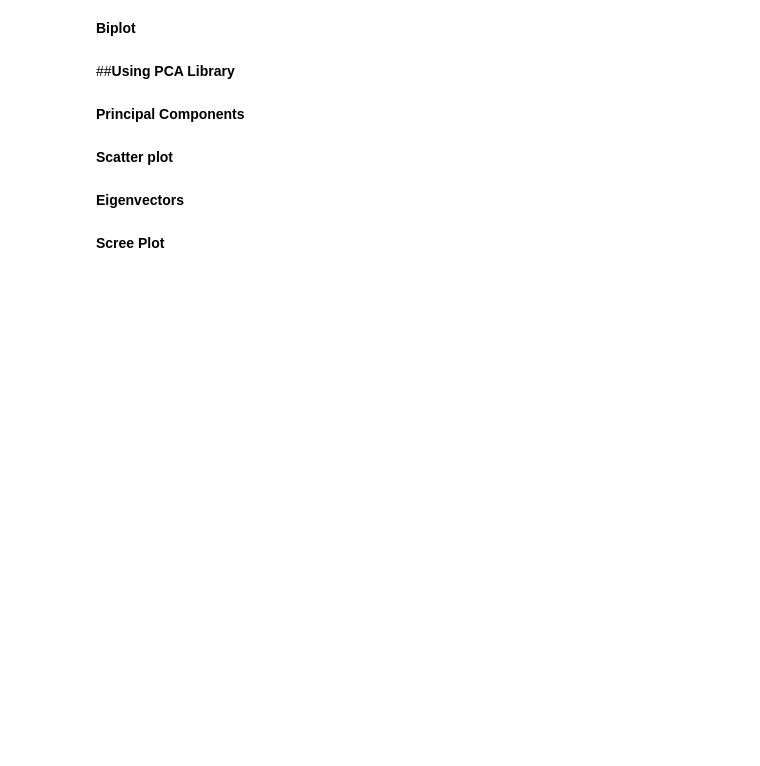
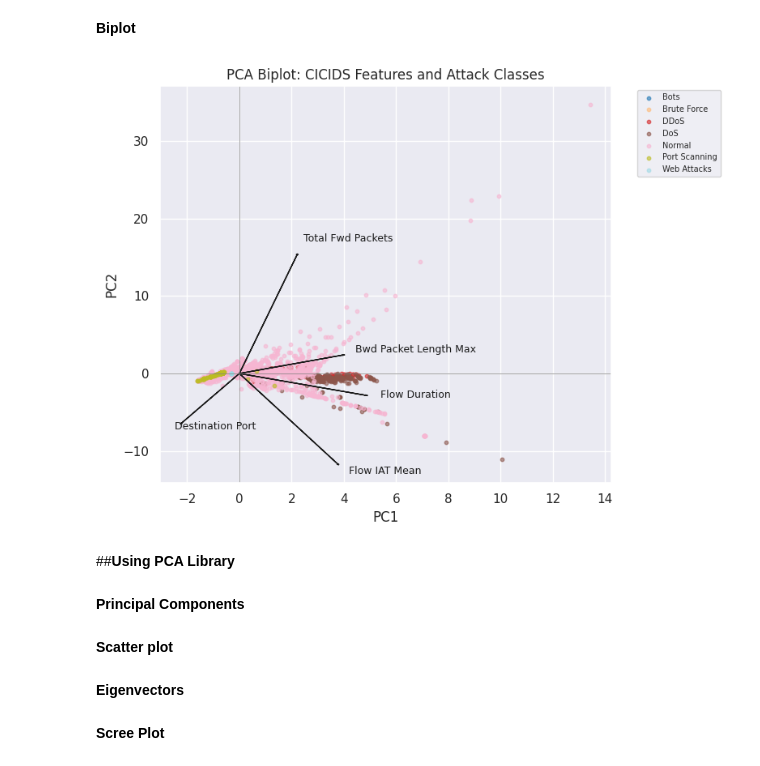
Before and after one commit to Ola-Steeve/INSE6220, a Jupyter notebook: Sample Project Classification with PyCaret.ipynb, the cells around one changed output. Drawn from its saved outputs; the diff is of its cells as text; code cells hidden in the pictures; blank space fills up the shorter version.

```diff
--- a/Sample Project Classification with PyCaret.ipynb
+++ b/Sample Project Classification with PyCaret.ipynb
@@ -371,24 +399,64 @@ plt.ylabel('Cumulative explained variance')
 # %% [markdown]
 **Biplot**
-# %%
-# 0,1 denote PC1 and PC2; change values for other PCs
-A1 = A[:,0]
-A2 = A[:,1]
-Z1 = Z[:,0]
-Z2 = Z[:,1]
-
-plt.figure()
-plt.xlabel('$Z_1$')
-plt.ylabel('$Z_2$')
-for i in range(len(A1)):
-# arrows project features as vectors onto PC axes
-  plt.arrow(0, 0, A1[i]*max(Z1), A2[i]*max(Z2), color='k', width=0.0005, head_width=0.0025)
-  plt.text(A1[i]*max(Z1)*1.2, A2[i]*max(Z2)*1.2,variables[i], color='k')
-
-plt.scatter(Z[idx_Rosa,0], Z[idx_Rosa,1], c='r', label='Rosa')
-plt.scatter(Z[idx_Kana,0], Z[idx_Kana,1], c='g', label='Kana')
-plt.scatter(Z[idx_Canadian,0], Z[idx_Canadian,1], c='b', label='Canadian')
-plt.legend(loc='upper left')
+# %%
+FEATURES = [
+    'Destination Port',
+    'Flow Duration',
+    'Total Fwd Packets',
+    'Bwd Packet Length Max',
+    'Flow IAT Mean'
+]
+X_use = df_small[FEATURES].copy()
+from sklearn.preprocessing import StandardScaler
+sc = StandardScaler()
+X_std = sc.fit_transform(X_use)
+
+pca = PCA(n_components=2, random_state=42)
+Z = pca.fit_transform(X_std)           # scores (PC1, PC2)
+A = pca.components_.T                  # loadings (features × PCs)
+variables = FEATURES
+y_cat = df_small['target'].astype('category')
+y = y_cat.cat.codes
+class_names = list(y_cat.cat.categories)
+
+plt.figure(figsize=(8,6))
+ colored by class
+colors = plt.cm.tab20(np.linspace(0,1,len(class_names)))
+for i, name in enumerate(class_names):
+    idx = (y == i)
+    plt.scatter(Z[idx,0], Z[idx,1], s=10, alpha=0.6, color=colors[i], label=name)
+
+# arrows: feature loadings projected onto PC1/PC2
+Z1_max = np.max(np.abs(Z[:,0]))
+Z2_max = np.max(np.abs(Z[:,1]))
+scale = 0.6  # tweak if arrows too long/short
+
+for i in range(len(variables)):
+    A1 = A[i,0]
+    A2 = A[i,1]
+    plt.arrow(0, 0,
+              A1 * Z1_max * scale,
+              A2 * Z2_max * scale,
+              color='k',
+              width=0.003,
+              head_width=0.08,
+              length_includes_head=True)
+    plt.text(A1 * Z1_max * scale * 1.1,
+             A2 * Z2_max * scale * 1.1,
+             variables[i],
+             color='k',
+             fontsize=9)
+
+plt.xlabel('PC1')
+plt.ylabel('PC2')
+plt.title('PCA Biplot: CICIDS Features and Attack Classes')
+plt.legend(bbox_to_anchor=(1.05, 1), loc='upper left', fontsize=7)
+plt.axhline(0, color='grey', linewidth=0.5)
+plt.axvline(0, color='grey', linewidth=0.5)
+plt.tight_layout()
+plt.show()
+# %% [output]
+[figure, added]
 # %% [markdown]
 ##**Using PCA Library**
 # %%
```
Also changed, not shown: parts of 4 cells of this notebook.
